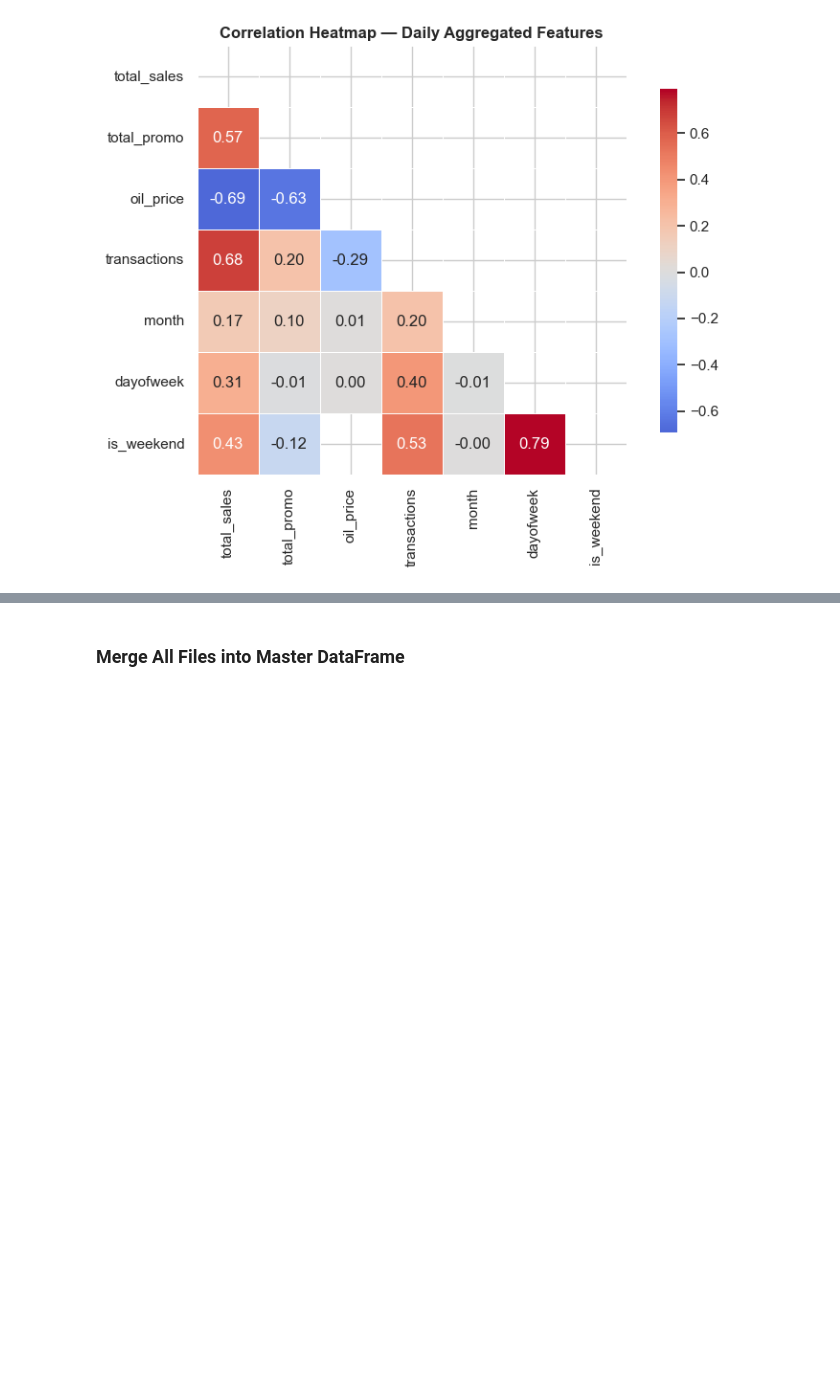
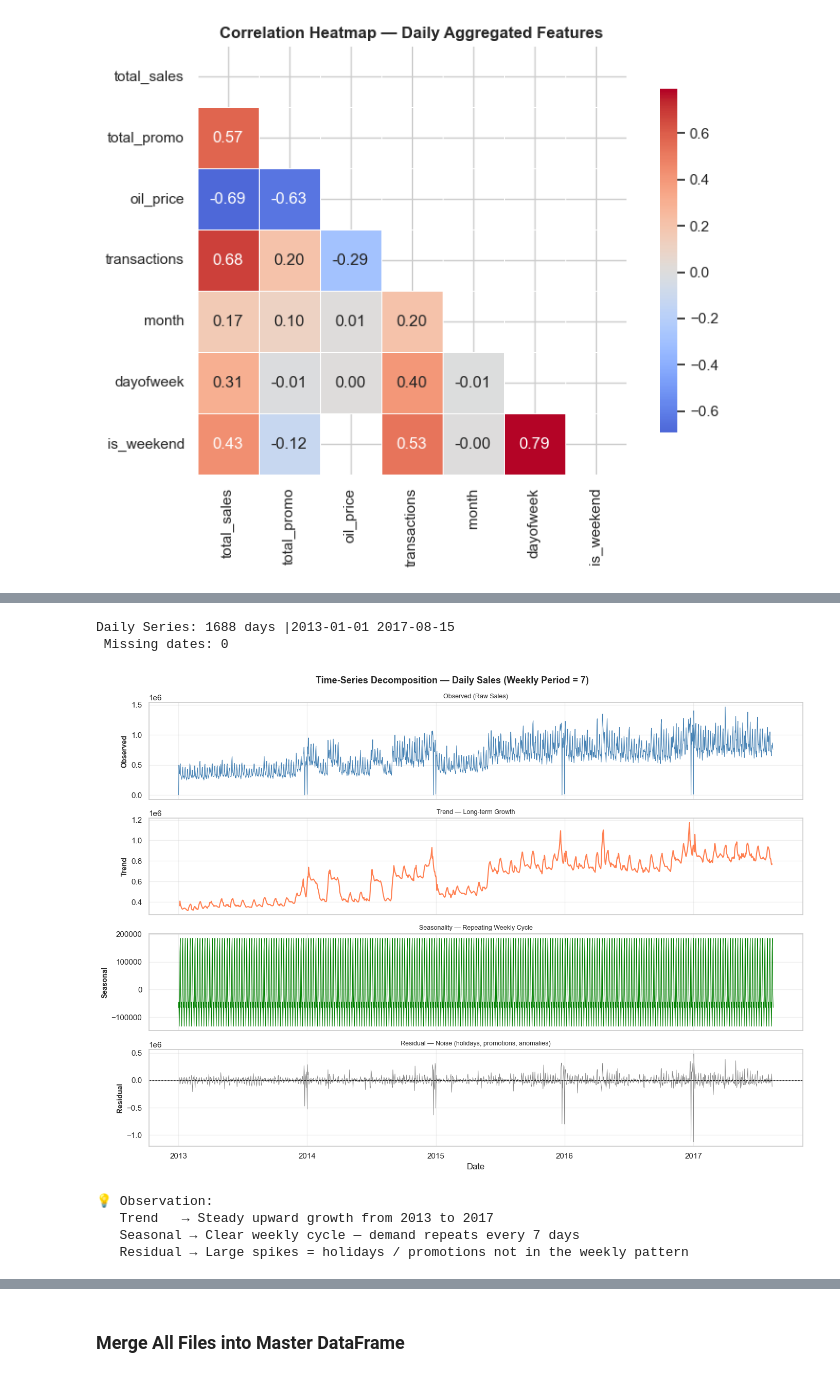
Before and after one commit to Shramana12/Food_And_Restaurant_Services, a Jupyter notebook: Food_Restaurant_Services_week_1.ipynb, the cells around one changed output, grey strips where cells are left out. Cells and saved outputs as stored; diff of their text form; code cells hidden in the pictures; blank space fills up the shorter version.

```diff
--- a/Food_Restaurant_Services_week_1.ipynb
+++ b/Food_Restaurant_Services_week_1.ipynb
@@ -463,0 +475,56 @@ plt.show()
+# %%
+from statsmodels.tsa.seasonal import seasonal_decompose
+# Aggregate train to daily total sales
+daily_series = train_df.groupby("date")["sales"].sum()
+
+# Set daily frequency — fill any missing dates with 0
+daily_series = daily_series.asfreq("D",fill_value=0)
+print(f"Daily Series: {len(daily_series)} days |"
+      f"{daily_series.index.min().date()} {daily_series.index.max().date()}")
+print(f" Missing dates: {daily_series.isnull().sum()}")
+
+# Decompose — additive model (trend + seasonal + residual)
+result = seasonal_decompose(daily_series, model="additive", period=7)
+
+fig, axes = plt.subplots(4, 1, figsize=(14, 10), sharex=True)
+fig.suptitle("Time-Series Decomposition — Daily Sales (Weekly Period = 7)",
+             fontsize=13, fontweight="bold")
+
+axes[0].plot(result.observed,  color="steelblue", lw=0.8)
+axes[0].set_ylabel("Observed",  fontsize=10, fontweight="bold")
+axes[0].set_title("Observed (Raw Sales)", fontsize=9)
+
+axes[1].plot(result.trend,     color="coral",     lw=1.5)
+axes[1].set_ylabel("Trend",     fontsize=10, fontweight="bold")
+axes[1].set_title("Trend — Long-term Growth", fontsize=9)
+
+axes[2].plot(result.seasonal,  color="green",     lw=0.8)
+axes[2].set_ylabel("Seasonal",  fontsize=10, fontweight="bold")
+axes[2].set_title("Seasonality — Repeating Weekly Cycle", fontsize=9)
+
+axes[3].plot(result.resid,     color="gray",      lw=0.6)
+axes[3].axhline(0, color="black", lw=0.8, linestyle="--")
+axes[3].set_ylabel("Residual",  fontsize=10, fontweight="bold")
+axes[3].set_title("Residual — Noise (holidays, promotions, anomalies)", fontsize=9)
+
+for ax in axes:
+    ax.grid(True, alpha=0.3)
+
+plt.xlabel("Date")
+plt.tight_layout()
+plt.savefig("data/processed/time_series_decomposition.png", dpi=100, bbox_inches="tight")
+plt.show()
+
+print("")
+print("💡 Observation:")
+print("   Trend   → Steady upward growth from 2013 to 2017")
+print("   Seasonal → Clear weekly cycle — demand repeats every 7 days")
+print("   Residual → Large spikes = holidays / promotions not in the weekly pattern")
+# %% [output]
+Daily Series: 1688 days |2013-01-01 2017-08-15
+ Missing dates: 0
+[figure, added]
+💡 Observation:
+   Trend   → Steady upward growth from 2013 to 2017
+   Seasonal → Clear weekly cycle — demand repeats every 7 days
+   Residual → Large spikes = holidays / promotions not in the weekly pattern
```
Also changed, not shown: parts of 3 cells of this notebook.
